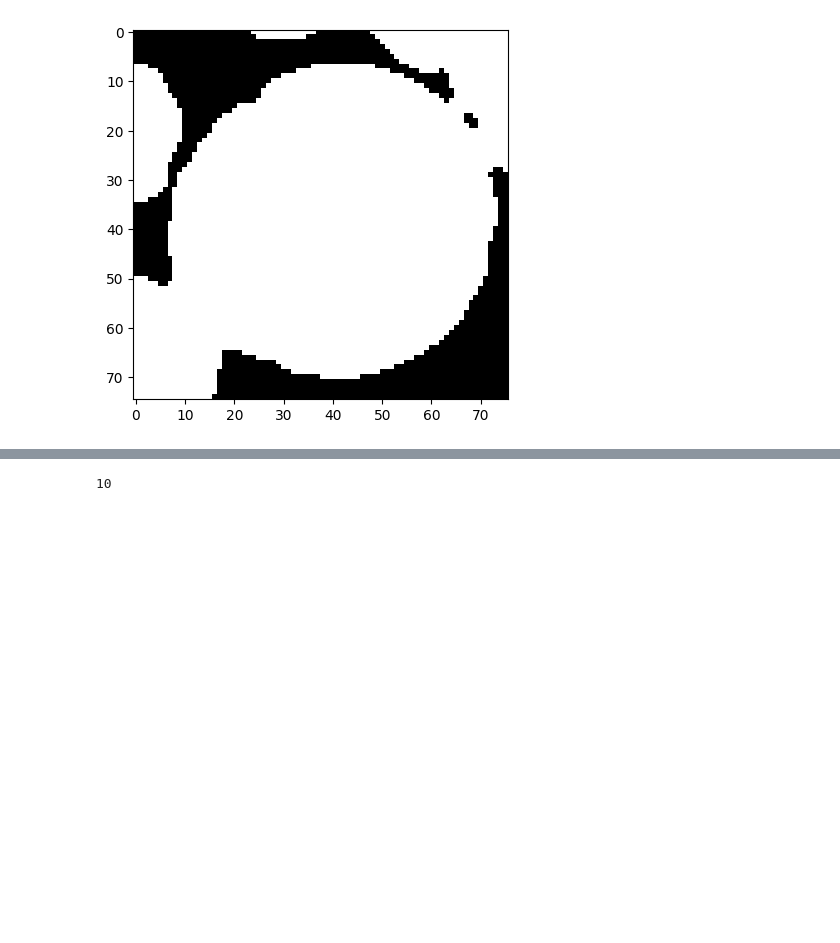
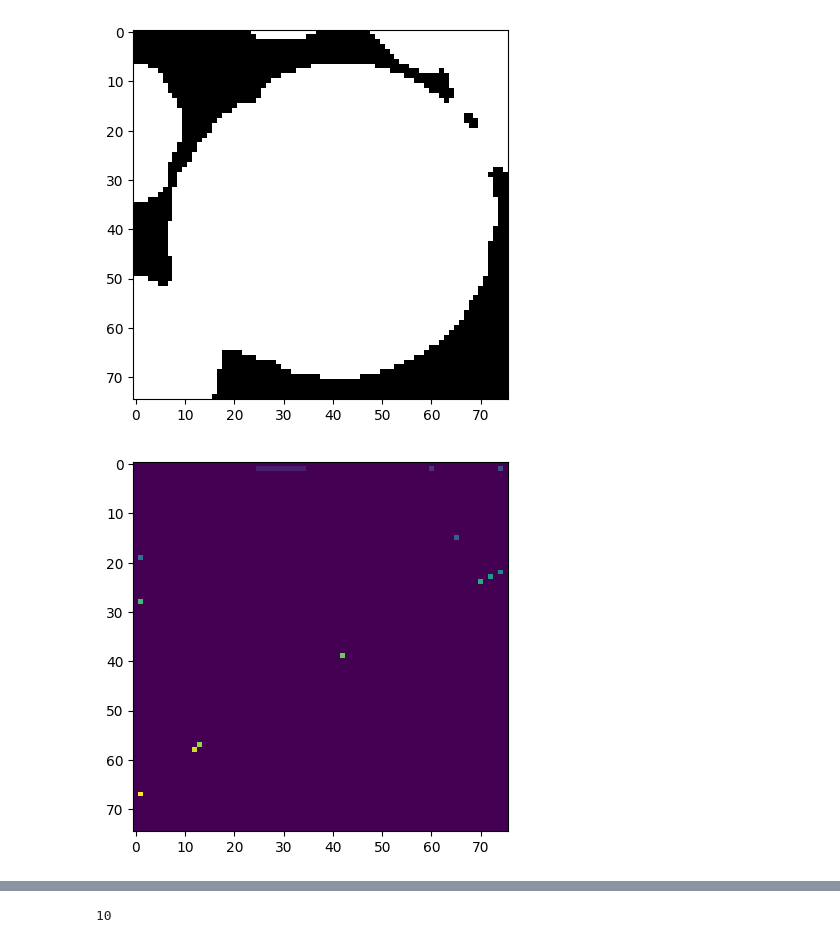
Before and after one commit to Xalt8/zooniverse_monkey, a Jupyter notebook: Code/Synth/synthetic_data.ipynb, the cells around one changed output, grey strips where cells are left out. Drawn from its saved outputs; the diff is of its cells as text; code cells hidden in the pictures; blank space fills up the shorter version.

```diff
--- a/Code/Synth/synthetic_data.ipynb
+++ b/Code/Synth/synthetic_data.ipynb
@@ -160,3 +160,8 @@ mask = np.zeros(distance.shape, dtype=bool)
 mask[tuple(coords.T)] = True
 markers, _ = ndi.label(mask)
 labels = watershed(-distance, markers, mask=binary_img)
+# %%
+plt.imshow(markers)
+plt.show()
+# %% [output]
+[figure, added]
```
Also changed, not shown: parts of 11 cells of this notebook, 5 other files.
